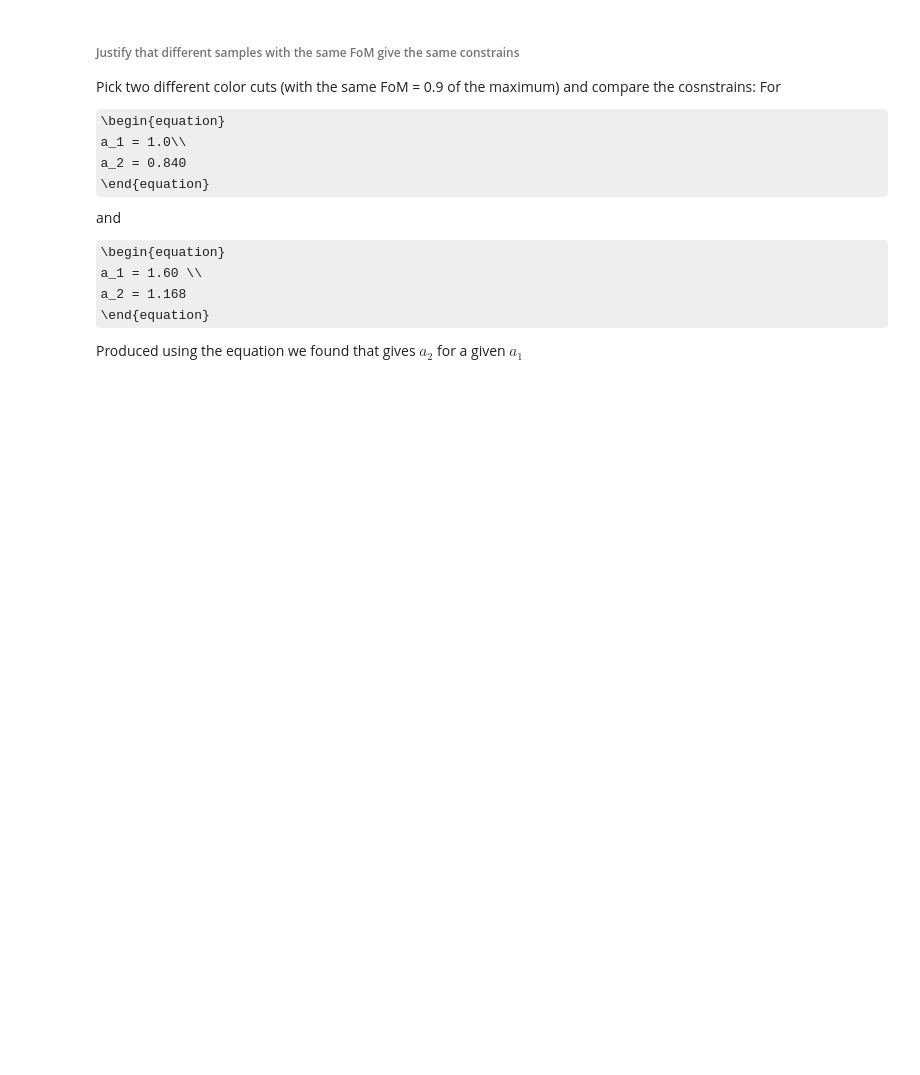
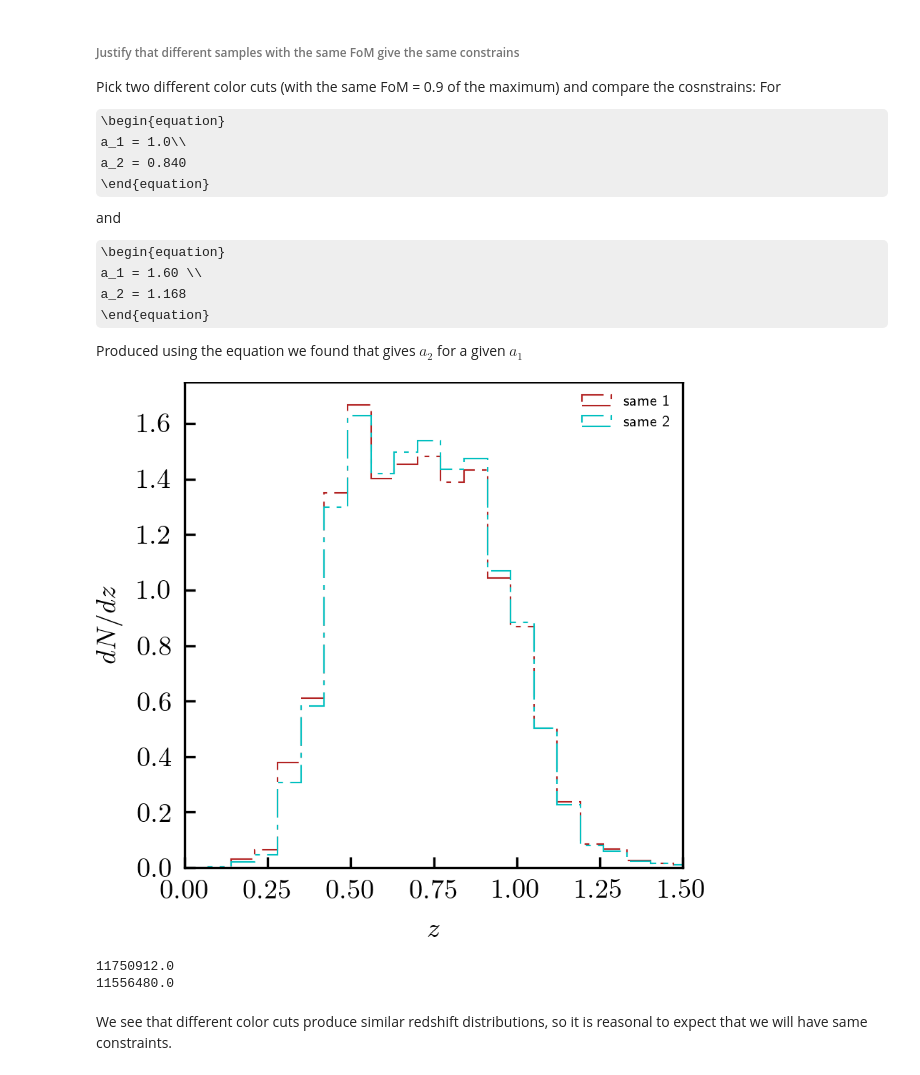
Before and after one commit to dtanoglidis/Photo_Z_project, a Jupyter notebook: Photo_z_Samples_DATA.ipynb, the cells around one changed output. Saved outputs shown, nothing was run; the diff lists cells and outputs as text; code cells hidden in the pictures; some formulas as TeX source; blank space fills up the shorter version.

```diff
--- a/Photo_z_Samples_DATA.ipynb
+++ b/Photo_z_Samples_DATA.ipynb
@@ -727,3 +727,28 @@ a_2 = 1.168
 \end{equation}
 
 Produced using the equation we found that gives $a_2$ for a given $a_1$
+# %%
+z_mean_same_1 = z_mean_1[(((i_auto_1-z_auto_1)+1.00*(r_auto_1-i_auto_1))>0.840)]
+z_mc_same_1 = z_mc_1[(((i_auto_1-z_auto_1)+1.00*(r_auto_1-i_auto_1))>0.840)]
+#=============================================================================
+z_mean_same_2 = z_mean_1[(((i_auto_1-z_auto_1)+1.60*(r_auto_1-i_auto_1))>1.168)]
+z_mc_same_2 = z_mc_1[(((i_auto_1-z_auto_1)+1.60*(r_auto_1-i_auto_1))>1.168)]
+# %%
+fig = plt.figure(figsize = (3,3))
+plt.hist(z_mc_same_1, bins=100, histtype='step', color='firebrick', ls='-.', linewidth = 0.5, normed=True, label='same 1' )
+plt.hist(z_mc_same_2, bins=100, histtype='step', color='c',  ls='-.', linewidth = 0.5, normed=True, label='same 2')
+plt.xlim(0.0,1.5)
+plt.xlabel('$z$')
+plt.ylabel('$dN/dz$')
+plt.legend(frameon=False, loc='upper right', fontsize=5)
+plt.show()
+# %% [output]
+[figure, added]
+# %%
+print(64.0*np.size(z_mc_same_1))
+print(64.0*np.size(z_mc_same_2))
+# %% [output]
+11750912.0
+11556480.0
+# %% [markdown]
+We see that different color cuts produce similar redshift distributions, so it is reasonal to expect that we will have same constraints.
```
Also changed, not shown: parts of 24 cells of this notebook.
